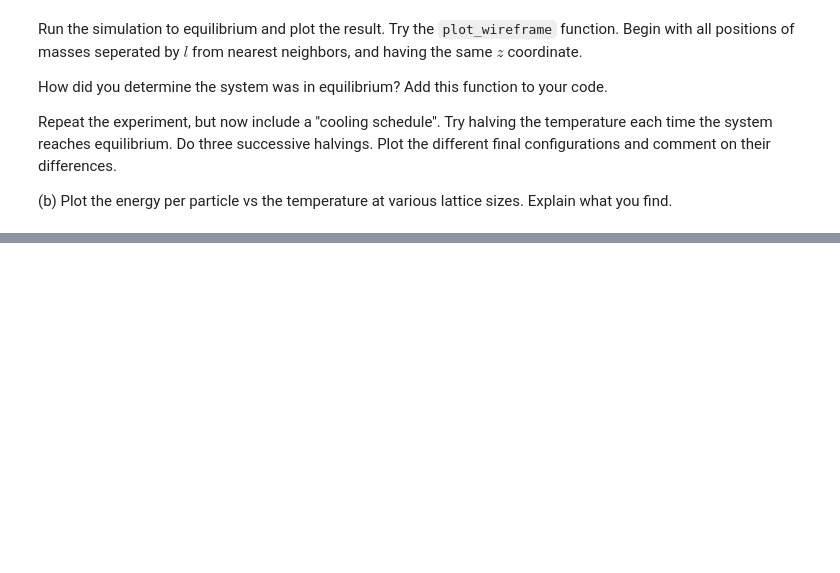
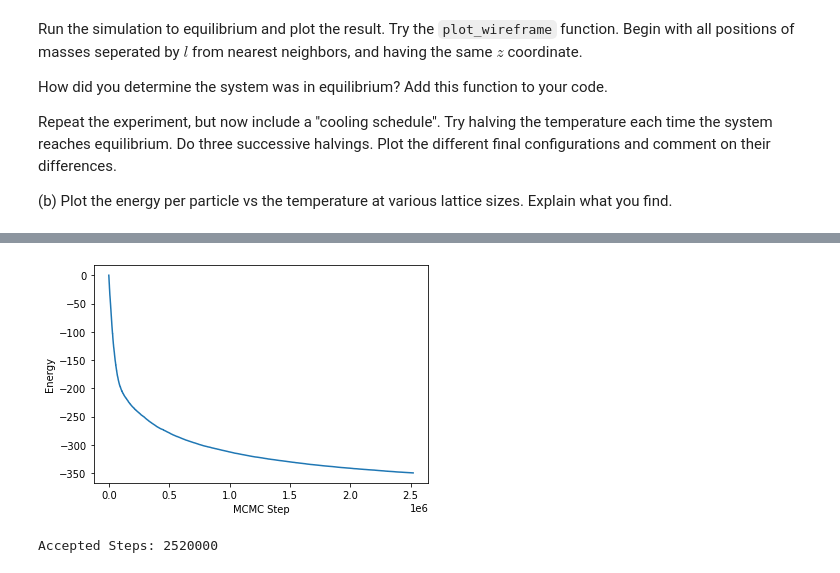
Before and after one commit to DaithiMartin/Simulation_Modeling_CSCI-577, a Jupyter notebook: Week_5_Annealing/Falling Tablecloth.ipynb, the cells around one changed output, grey strips where cells are left out. Drawn from its saved outputs; the diff is of its cells as text; code cells hidden in the pictures; blank space fills up the shorter version.

```diff
--- a/Week_5_Annealing/Falling Tablecloth.ipynb
+++ b/Week_5_Annealing/Falling Tablecloth.ipynb
@@ -73,0 +284,5 @@ class Cloth():
+# %%
+cloth.plot_energy()
+# %% [output]
+[figure, added]
+Accepted Steps: 2520000
```
Also changed, not shown: parts of 12 cells of this notebook.
